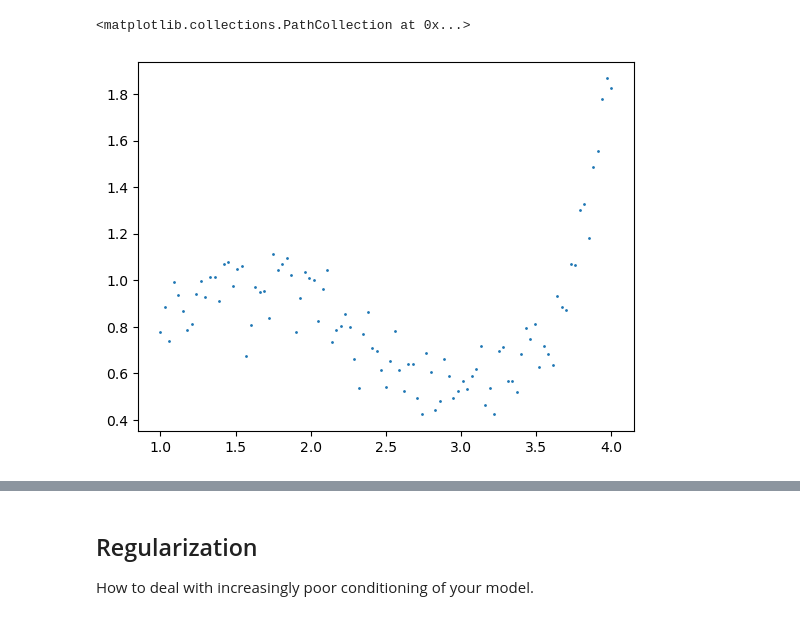
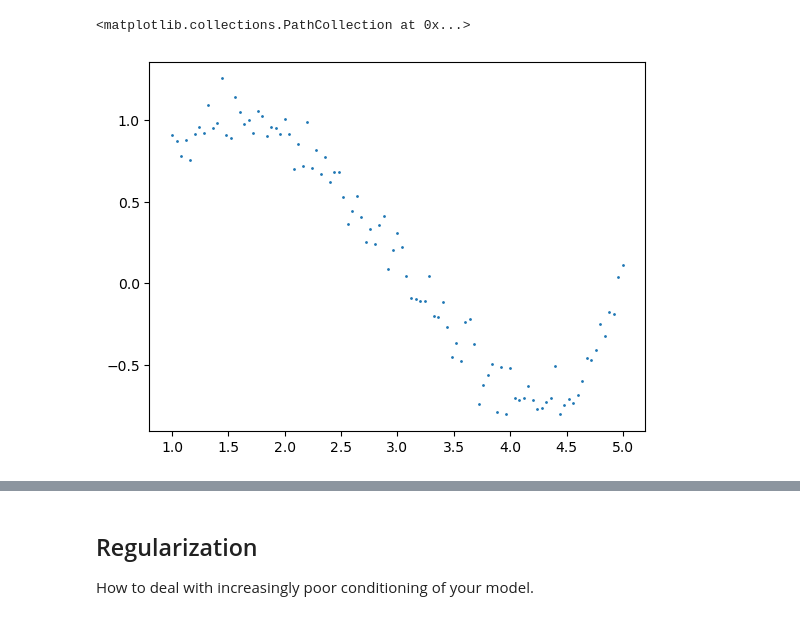
Before and after one commit to cwcurtis/MATH-596-Mathematical-Data-Science, a Jupyter notebook: Lecture_Notes/Regression_and_Regularization_Part_One.ipynb, the cells around one changed output, grey strips where cells are left out. Drawn from its saved outputs; the diff is of its cells as text; code cells hidden in the pictures.

```diff
--- a/Lecture_Notes/Regression_and_Regularization_Part_One.ipynb
+++ b/Lecture_Notes/Regression_and_Regularization_Part_One.ipynb
@@ -28,14 +28,14 @@ def least_squares_solve_w_cond(mat, yvals, lam_val):
 # %%
 # equispaced data
 
-xvals = np.linspace(1., 4., int(1e2)+1)
+xvals = np.linspace(1., 5., int(1e2)+1)
 sig = .1
-ftrue = lambda x: x - x**3./6. + x**5./120.
+ftrue = lambda x: x - x**3./6. + x**5./120. - x**7./(42. * 120) + x**9./(72*42*120)
 
 yvals = ftrue(xvals) + sig*np.random.randn(xvals.size)
 
 plt.scatter(xvals, yvals, s=1.)
 # %% [output]
 <matplotlib.collections.PathCollection at 0x...>
-[figure, old version]
+[figure, new version]
 # %%
```
Also changed, not shown: parts of 8 cells of this notebook.
